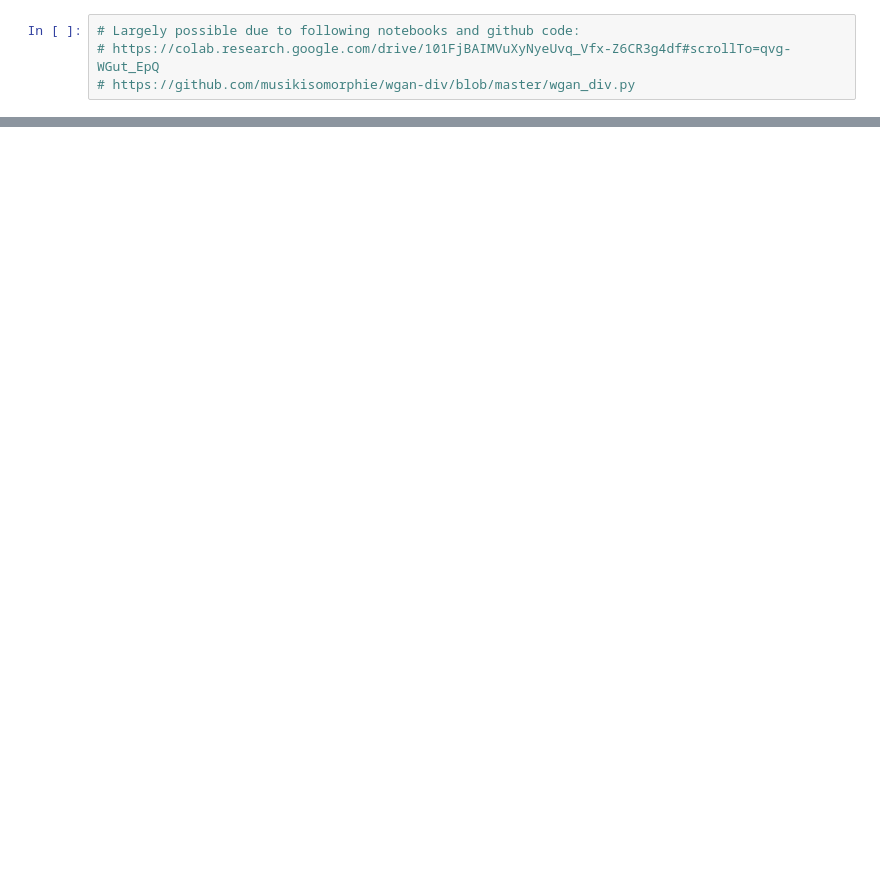
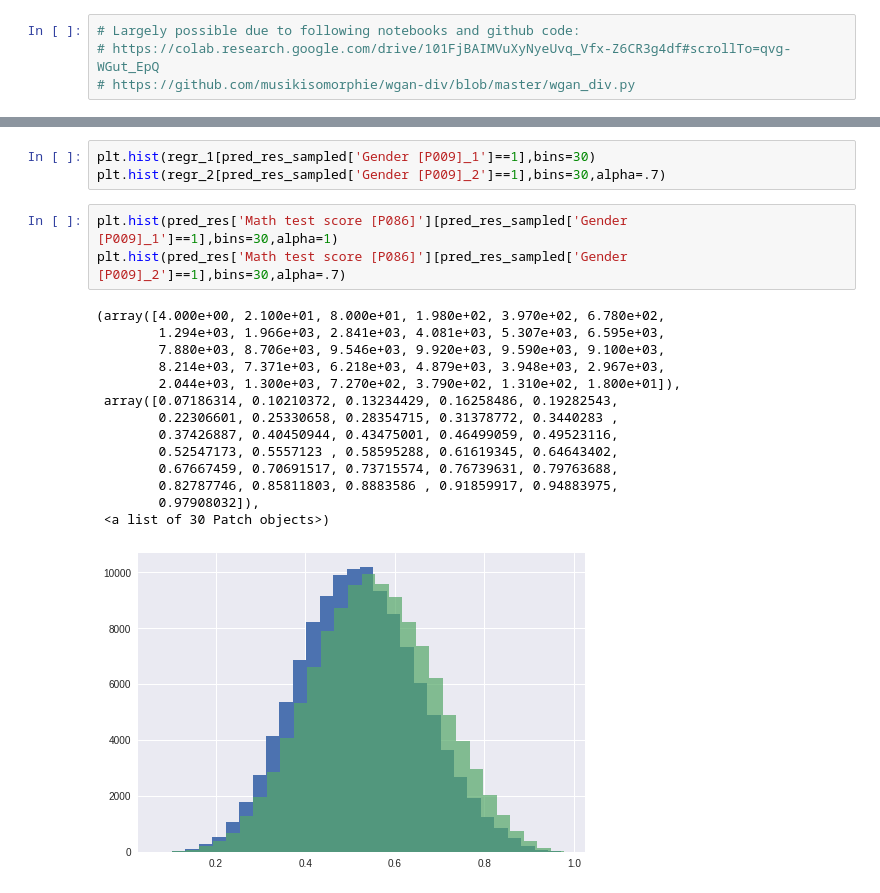
Before and after one commit to eliasbaumann/UnfairGAN, a Jupyter notebook: UnfairGAN_TPU_trial.ipynb, the cells around one changed output, grey strips where cells are left out. Drawn from its saved outputs; the diff is of its cells as text; blank space fills up the shorter version.

```diff
--- a/UnfairGAN_TPU_trial.ipynb
+++ b/UnfairGAN_TPU_trial.ipynb
@@ -334,0 +699,21 @@ Total runtime: 215 seconds
+# %%
+plt.hist(regr_1[pred_res_sampled['Gender [P009]_1']==1],bins=30)
+plt.hist(regr_2[pred_res_sampled['Gender [P009]_2']==1],bins=30,alpha=.7)
+# %%
+plt.hist(pred_res['Math test score [P086]'][pred_res_sampled['Gender [P009]_1']==1],bins=30,alpha=1)
+plt.hist(pred_res['Math test score [P086]'][pred_res_sampled['Gender [P009]_2']==1],bins=30,alpha=.7)
+# %% [output]
+(array([4.000e+00, 2.100e+01, 8.000e+01, 1.980e+02, 3.970e+02, 6.780e+02,
+        1.294e+03, 1.966e+03, 2.841e+03, 4.081e+03, 5.307e+03, 6.595e+03,
+        7.880e+03, 8.706e+03, 9.546e+03, 9.920e+03, 9.590e+03, 9.100e+03,
+        8.214e+03, 7.371e+03, 6.218e+03, 4.879e+03, 3.948e+03, 2.967e+03,
+        2.044e+03, 1.300e+03, 7.270e+02, 3.790e+02, 1.310e+02, 1.800e+01]),
+ array([0.07186314, 0.10210372, 0.13234429, 0.16258486, 0.19282543,
+        0.22306601, 0.25330658, 0.28354715, 0.31378772, 0.3440283 ,
+        0.37426887, 0.40450944, 0.43475001, 0.46499059, 0.49523116,
+        0.52547173, 0.5557123 , 0.58595288, 0.61619345, 0.64643402,
+        0.67667459, 0.70691517, 0.73715574, 0.76739631, 0.79763688,
+        0.82787746, 0.85811803, 0.8883586 , 0.91859917, 0.94883975,
+        0.97908032]),
+ <a list of 30 Patch objects>)
+[figure, added]
```
Also changed, not shown: parts of 29 cells of this notebook.
